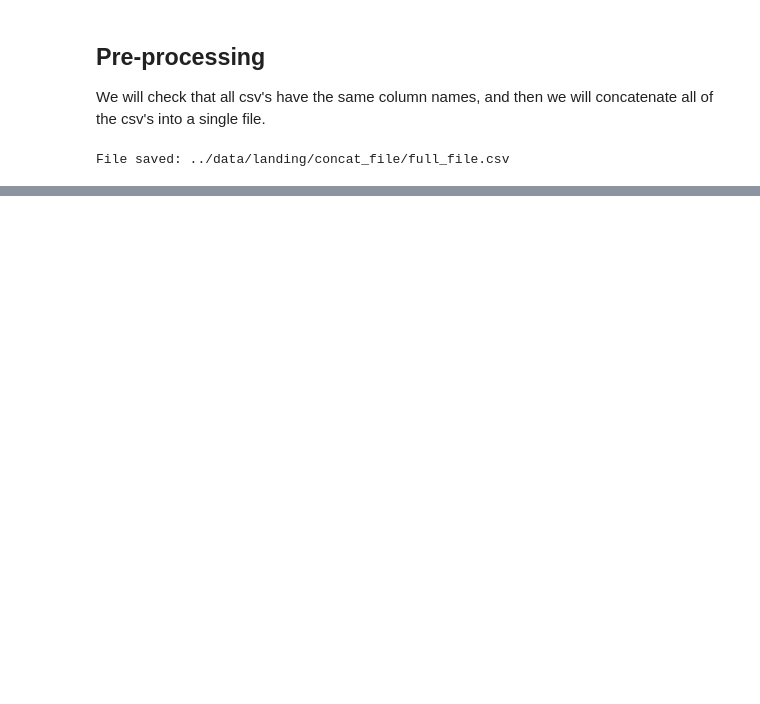
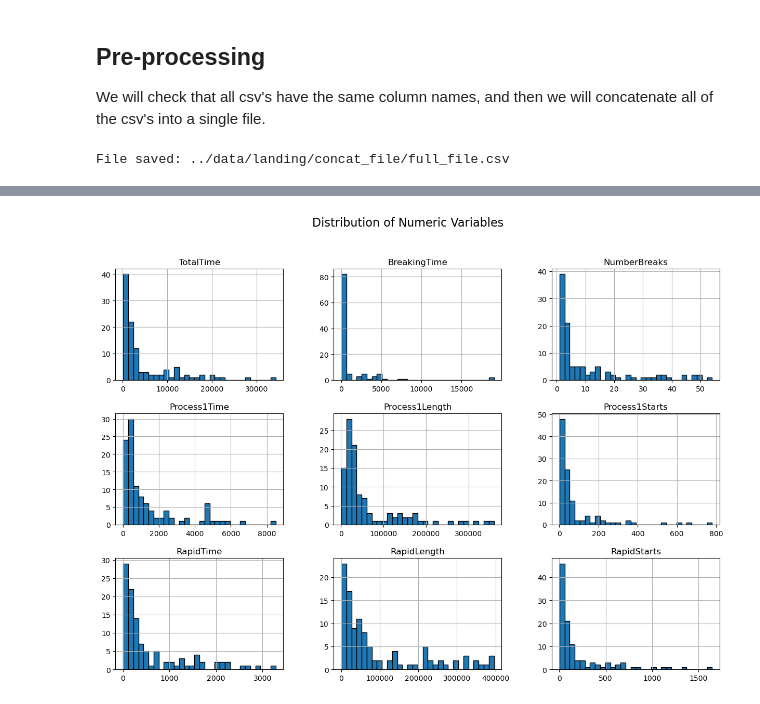
Before and after one commit to Scientialibera/ds4m_2, a Jupyter notebook: notebooks/orchestration.ipynb, the cells around one changed output, grey strips where cells are left out. Saved outputs shown, nothing was run; the diff lists cells and outputs as text; code cells hidden in the pictures; blank space fills up the shorter version.

```diff
--- a/notebooks/orchestration.ipynb
+++ b/notebooks/orchestration.ipynb
@@ -14,7 +16,10 @@ import os
 
 # Variables
 landing_folder = "../data/landing/files"
-columns = ['ProgramName', 'Start', 'End', 'Cancelled', 'TotalTime', 'BreakingTime', 'NumberBreaks', 'Process1Time', 'Process1Length', 'Process1Starts', 'Process2Time', 'Process2Length', 'Process2Starts', 'Process3Time', 'Process3Length', 'Process3Starts', 'Process4Time', 'Process4Length', 'Process4Starts', 'RapidTime', 'RapidLength', 'RapidStarts']
+columns = ['ProgramName', 'Start', 'End', 'Cancelled', 'TotalTime', 'BreakingTime', 'NumberBreaks', 'Process1Time',
+           'Process1Length', 'Process1Starts', 'Process2Time', 'Process2Length', 'Process2Starts', 'Process3Time',
+           'Process3Length', 'Process3Starts', 'Process4Time', 'Process4Length', 'Process4Starts', 'RapidTime', 'RapidLength',
+           'RapidStarts']
 
 
 # Function to load a file into a pandas dataframe
@@ -63,8 +68,8 @@ def save_file(df, file):
     df.to_csv(file, index=False, sep=";")
 
 
-df = merge_files(landing_folder)
-save_file(df, concatenated_file_path)
+df_full_plates = merge_files(landing_folder)
+save_file(df_full_plates, concatenated_file_path)
 print(f"File saved: {concatenated_file_path}")
 # %% [output]
 File saved: ../data/landing/concat_file/full_file.csv
@@ -108,0 +151,84 @@ print(f"Cleaned file saved: {cleaned_file_path}")
+# %%
+import matplotlib.pyplot as plt
+import numpy as np
+import seaborn as sns
+
+# Variables
+datetime_columns = ['Start', 'End']
+
+def convert_datetime(df, datetime_columns): # Function to convert columns to datetime
+    df_ = df.copy()
+    for col in datetime_columns:
+        df_[col] = pd.to_datetime(df_[col])
+    return df_
+
+def apply_log_transformation(df, columns):
+    df_log = df.copy()
+    df_log[columns] = df_log[columns].apply(lambda x: np.log1p(x))
+    return df_log
+
+# Function for EDA
+def perform_eda(df, figsize=(15, 10), apply_transformation=False):
+
+    df_ = df.copy() # to avoid modifying the original dataframe
+    numeric_columns = df_.select_dtypes(include=['int64', 'float64']).columns
+
+    if apply_transformation:
+        df_ = apply_log_transformation(df_, numeric_columns)
+
+    print("Top Records:")
+    print(df_.head())
+
+    print("\nSummary Statistics:")
+    print(df_.describe())
+
+    print("\nColumn Data Types:")
+    print(df_.dtypes)
+
+    print("\nMissing Values:")
+    print(df_.isnull().sum())
+
+    print("\nCategorical Column Classes:") #There seem to be no categorical columns but this function would still be ran in a real world scenario
+
+    categorical_columns = df_.select_dtypes(include=['object', 'category']).columns
+    for col in categorical_columns:
+        print(f"{col}: {df_[col].unique()}")
+
+    df_[numeric_columns].hist(figsize=figsize, bins=30, edgecolor='black') # Histograms for easier visualization of distribution
+    plt.suptitle("Distribution of Numeric Variables", fontsize=16)
+    plt.show()
+
+    plt.figure(figsize=figsize)
+    sns.heatmap(df_[numeric_columns].corr(), annot=True, cmap='coolwarm', fmt='.2f', linewidths=0.5)  # Correlation Heatmap to identify possible multicollinearity
+    plt.title("Correlation Heatmap")
+    plt.show()
+
+    plt.figure(figsize=figsize) # boxplot for detecting outliers
+    df_[numeric_columns].boxplot(rot=45)
+    plt.title("Boxplot of Numeric Features")
+    plt.show()
+
+    # Time-based Analysis - Process Duration Over Time. If transformation is applied, the below won't execute as the columns are converted to log
+    if not apply_transformation:
+        time_df_ = df_.copy()
+        time_df_.set_index(datetime_columns[0], inplace=True)
+        plt.figure(figsize=figsize)
+        time_df_['TotalTime'].plot()
+        plt.title("Process Duration Over Time")
+        plt.xlabel("Date")
+        plt.ylabel("Duration (seconds)")
+        plt.show()
+
+    # Count plot for categorical variables, even if there are none in our specific case
+    for col in categorical_columns:
+        plt.figure(figsize=figsize)
+        sns.countplot(x=df_[col], data=df_, palette='viridis')
+        plt.title(f"Count of {col}")
+        plt.xticks(rotation=45)
+        plt.show()
+
+
+# Perform EDA
+df_full_plates = convert_datetime(df_full_plates, datetime_columns)
+perform_eda(df_full_plates, apply_transformation=False)
+# %% [output]
@@ -108,0 +252 @@ print(f"Cleaned file saved: {cleaned_file_path}")
+[figure, added]
```
Also changed, not shown: parts of 8 cells of this notebook, 2 other files.
